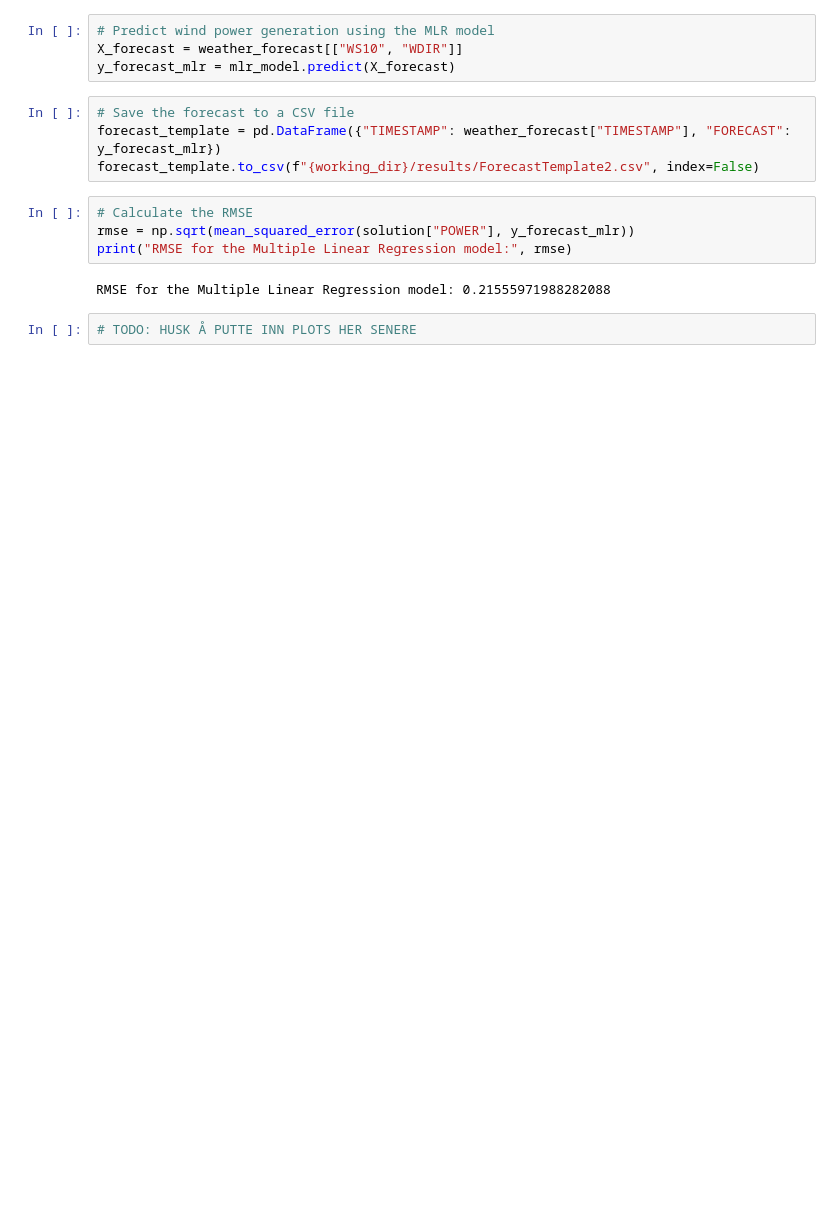
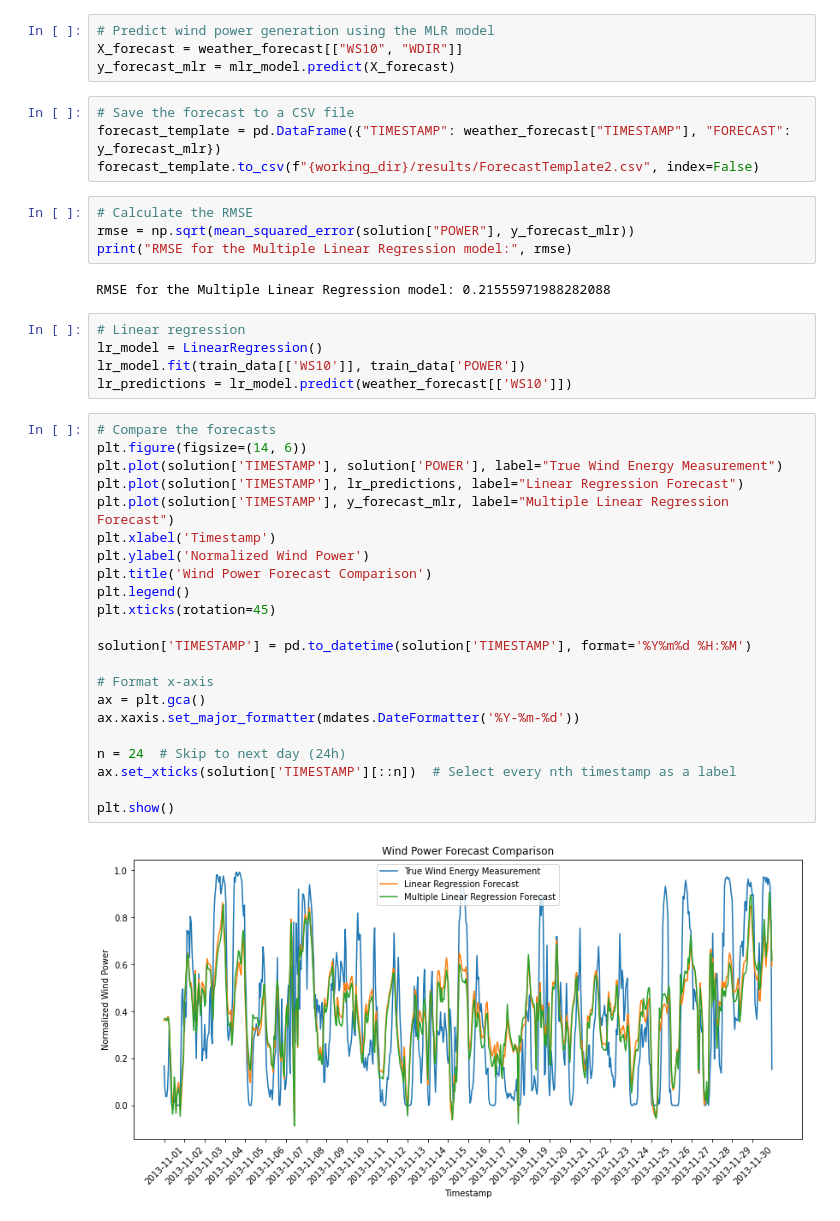
Before and after one commit to Nomissimon10/IN5410, a Jupyter notebook: oblig2/Task2/MLR.ipynb, the cells around one changed output. Saved outputs shown, nothing was run; the diff lists cells and outputs as text; blank space fills up the shorter version.

```diff
--- a/oblig2/Task2/MLR.ipynb
+++ b/oblig2/Task2/MLR.ipynb
@@ -39,5 +39,32 @@ rmse = np.sqrt(mean_squared_error(solution["POWER"], y_forecast_mlr))
 print("RMSE for the Multiple Linear Regression model:", rmse)
 # %% [output]
 RMSE for the Multiple Linear Regression model: 0.21555971988282088
-# %%
-# TODO: HUSK Å PUTTE INN PLOTS HER SENERE
+# %%
+# Linear regression
+lr_model = LinearRegression()
+lr_model.fit(train_data[['WS10']], train_data['POWER'])
+lr_predictions = lr_model.predict(weather_forecast[['WS10']])
+# %%
+# Compare the forecasts
+plt.figure(figsize=(14, 6))
+plt.plot(solution['TIMESTAMP'], solution['POWER'], label="True Wind Energy Measurement")
+plt.plot(solution['TIMESTAMP'], lr_predictions, label="Linear Regression Forecast")
+plt.plot(solution['TIMESTAMP'], y_forecast_mlr, label="Multiple Linear Regression Forecast")
+plt.xlabel('Timestamp')
+plt.ylabel('Normalized Wind Power')
+plt.title('Wind Power Forecast Comparison')
+plt.legend()
+plt.xticks(rotation=45)
+
+solution['TIMESTAMP'] = pd.to_datetime(solution['TIMESTAMP'], format='%Y%m%d %H:%M')
+
+# Format x-axis
+ax = plt.gca()
+ax.xaxis.set_major_formatter(mdates.DateFormatter('%Y-%m-%d'))
+
+n = 24  # Skip to next day (24h)
+ax.set_xticks(solution['TIMESTAMP'][::n])  # Select every nth timestamp as a label
+
+plt.show()
+# %% [output]
+[figure, added]
```
Also changed, not shown: parts of 5 cells of this notebook, 14 other files.
